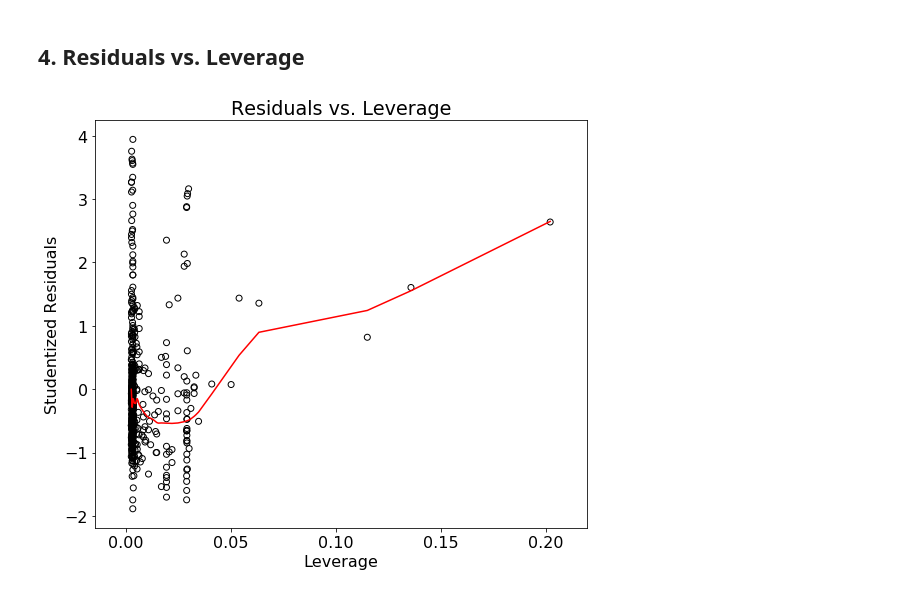
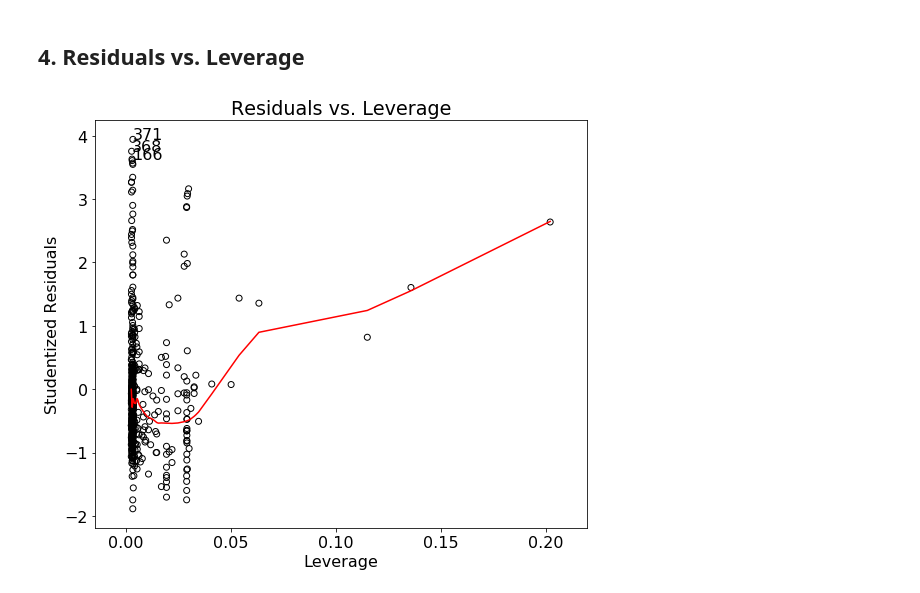
Before and after one commit to j-sadowski/FromRtoPython, a Jupyter notebook: LinearRegression.ipynb, the cells around one changed output. Saved outputs shown, nothing was run; the diff lists cells and outputs as text; code cells hidden in the pictures.

```diff
--- a/LinearRegression.ipynb
+++ b/LinearRegression.ipynb
@@ -89,6 +90,8 @@ ax.set_xlabel('Fitted Values')
 ax.set_title('Residuals vs. Fitted')
 ax.plot([min(fitted),max(fitted)],[0,0],color = 'k',linestyle = ':')
 
+for i in top3.index:
+    ax.annotate(i,xy=(fitted[i],residuals[i]))
 
 plt.show()
 # %% [output]
@@ -109,16 +122,19 @@ plt.show()
 # %%
 #calculate studentized residuals
 norm_residuals = results.get_influence().resid_studentized_internal
-sqrt_norm_residuals = np.sqrt(np.abs(norm_residuals))
+sqrt_norm_residuals = pd.Series(np.sqrt(np.abs(norm_residuals)))
 smoothed = lowess(sqrt_norm_residuals,fitted)
+top3 = abs(sqrt_norm_residuals).sort_values(ascending = False)[:3]
 # %%
 plt.rcParams.update({'font.size': 16})
 plt.rcParams["figure.figsize"] = (8,7)
 fig, ax = plt.subplots()
 ax.scatter(fitted, sqrt_norm_residuals, edgecolors = 'k', facecolors = 'none')
 ax.plot(smoothed[:,0],smoothed[:,1],color = 'r')
-ax.set_ylabel('Sqrt Residuals')
+ax.set_ylabel('$\sqrt{|Studentized Residuals|}$')
 ax.set_xlabel('Fitted Values')
 ax.set_title('Scale-Location')
+for i in top3.index:
+    ax.annotate(i,xy=(fitted[i],sqrt_norm_residuals[i]))
 plt.show()
 # %% [output]
@@ -128,20 +149,22 @@ plt.show()
 # %%
 leverage = results.get_influence().hat_matrix_diag
 smoothed = lowess(norm_residuals,leverage)
+top3 = abs(pd.Series(norm_residuals)).sort_values(ascending = False)[:3]
 # %%
 plt.rcParams.update({'font.size': 16})
 plt.rcParams["figure.figsize"] = (8,7)
-#Ok so let's plot the average purchase behavior of each price category by channel and by year
 fig, ax = plt.subplots()
 ax.scatter(leverage, norm_residuals, edgecolors = 'k', facecolors = 'none')
 ax.plot(smoothed[:,0],smoothed[:,1],color = 'r')
 ax.set_ylabel('Studentized Residuals')
 ax.set_xlabel('Leverage')
 ax.set_title('Residuals vs. Leverage')
 
 # Save the figure and show
 plt.tight_layout()
 #plt.savefig('Category1SpendingAllClust.png', dpi = 300, bbox_inches = 'tight')
+for i in top3.index:
+    ax.annotate(i,xy=(leverage[i],norm_residuals[i]))
 plt.show()
 # %% [output]
-[figure, old version]
+[figure, new version]
```
Also changed, not shown: parts of 8 cells of this notebook, 2 other files.
